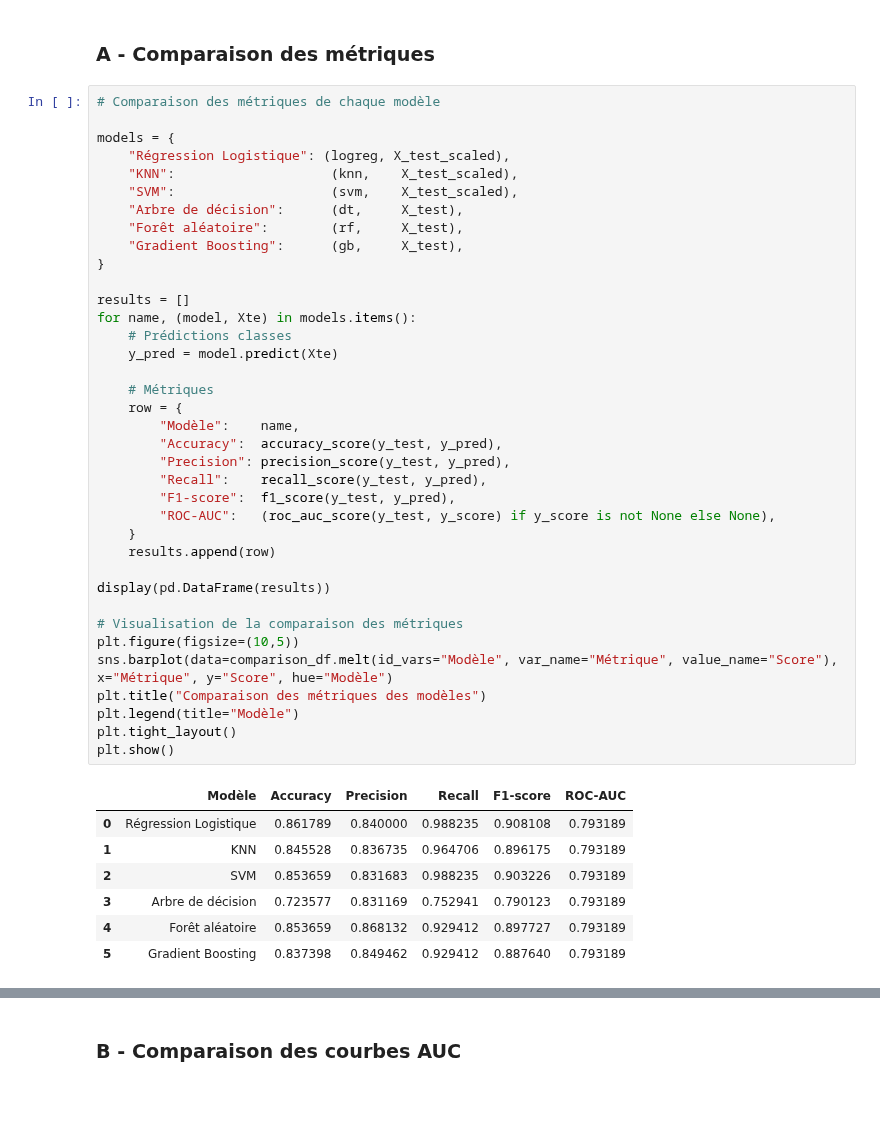
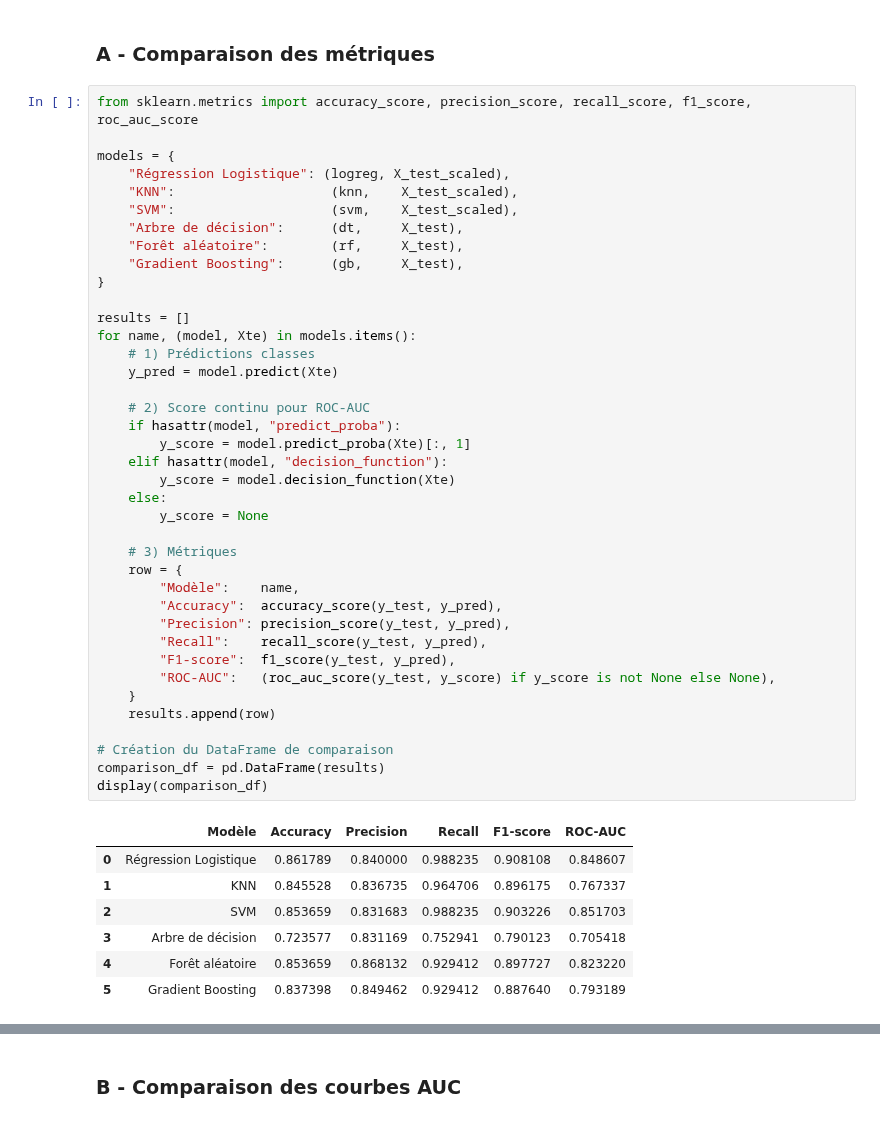
Before and after one commit to ach224/Prediction_eligibilite_pret_bancaire, a Jupyter notebook: Projet_1_–_Prédiction_de_l’éligibilité_à_un_prêt_bancaire.ipynb, the cells around one changed output, grey strips where cells are left out. Cells and saved outputs as stored; diff of their text form.

```diff
--- a/Projet_1_–_Prédiction_de_l’éligibilité_à_un_prêt_bancaire.ipynb
+++ b/Projet_1_–_Prédiction_de_l’éligibilité_à_un_prêt_bancaire.ipynb
@@ -777,47 +777,49 @@ Dans cet exemple, la **courbe ROC** aurait une **AUC ≈ 0.90**, ce qui indique
 # %% [markdown]
 ### A - Comparaison des métriques
 # %%
-# Comparaison des métriques de chaque modèle
+from sklearn.metrics import accuracy_score, precision_score, recall_score, f1_score, roc_auc_score
 
 models = {
     "Régression Logistique": (logreg, X_test_scaled),
     "KNN":                    (knn,    X_test_scaled),
     "SVM":                    (svm,    X_test_scaled),
     "Arbre de décision":      (dt,     X_test),
     "Forêt aléatoire":        (rf,     X_test),
     "Gradient Boosting":      (gb,     X_test),
 }
 
 results = []
 for name, (model, Xte) in models.items():
-    # Prédictions classes
+    # 1) Prédictions classes
     y_pred = model.predict(Xte)
 
-    # Métriques
+    # 2) Score continu pour ROC-AUC
+    if hasattr(model, "predict_proba"):
+        y_score = model.predict_proba(Xte)[:, 1]
+    elif hasattr(model, "decision_function"):
+        y_score = model.decision_function(Xte)
+    else:
+        y_score = None
+
+    # 3) Métriques
     row = {
         "Modèle":    name,
         "Accuracy":  accuracy_score(y_test, y_pred),
         "Precision": precision_score(y_test, y_pred),
         "Recall":    recall_score(y_test, y_pred),
         "F1-score":  f1_score(y_test, y_pred),
         "ROC-AUC":   (roc_auc_score(y_test, y_score) if y_score is not None else None),
     }
     results.append(row)
 
-display(pd.DataFrame(results))
-
-# Visualisation de la comparaison des métriques
-plt.figure(figsize=(10,5))
-sns.barplot(data=comparison_df.melt(id_vars="Modèle", var_name="Métrique", value_name="Score"), x="Métrique", y="Score", hue="Modèle")
-plt.title("Comparaison des métriques des modèles")
-plt.legend(title="Modèle")
-plt.tight_layout()
-plt.show()
+# Création du DataFrame de comparaison
+comparison_df = pd.DataFrame(results)
+display(comparison_df)
 # %% [output]
 |  | Modèle | Accuracy | Precision | Recall | F1-score | ROC-AUC |
-| 0 | Régression Logistique | 0.861789 | 0.840000 | 0.988235 | 0.908108 | 0.793189 |
-| 1 | KNN | 0.845528 | 0.836735 | 0.964706 | 0.896175 | 0.793189 |
-| 2 | SVM | 0.853659 | 0.831683 | 0.988235 | 0.903226 | 0.793189 |
-| 3 | Arbre de décision | 0.723577 | 0.831169 | 0.752941 | 0.790123 | 0.793189 |
-| 4 | Forêt aléatoire | 0.853659 | 0.868132 | 0.929412 | 0.897727 | 0.793189 |
+| 0 | Régression Logistique | 0.861789 | 0.840000 | 0.988235 | 0.908108 | 0.848607 |
+| 1 | KNN | 0.845528 | 0.836735 | 0.964706 | 0.896175 | 0.767337 |
+| 2 | SVM | 0.853659 | 0.831683 | 0.988235 | 0.903226 | 0.851703 |
+| 3 | Arbre de décision | 0.723577 | 0.831169 | 0.752941 | 0.790123 | 0.705418 |
+| 4 | Forêt aléatoire | 0.853659 | 0.868132 | 0.929412 | 0.897727 | 0.823220 |
 | 5 | Gradient Boosting | 0.837398 | 0.849462 | 0.929412 | 0.887640 | 0.793189 |
```
Also changed, not shown: parts of 4 cells of this notebook.
